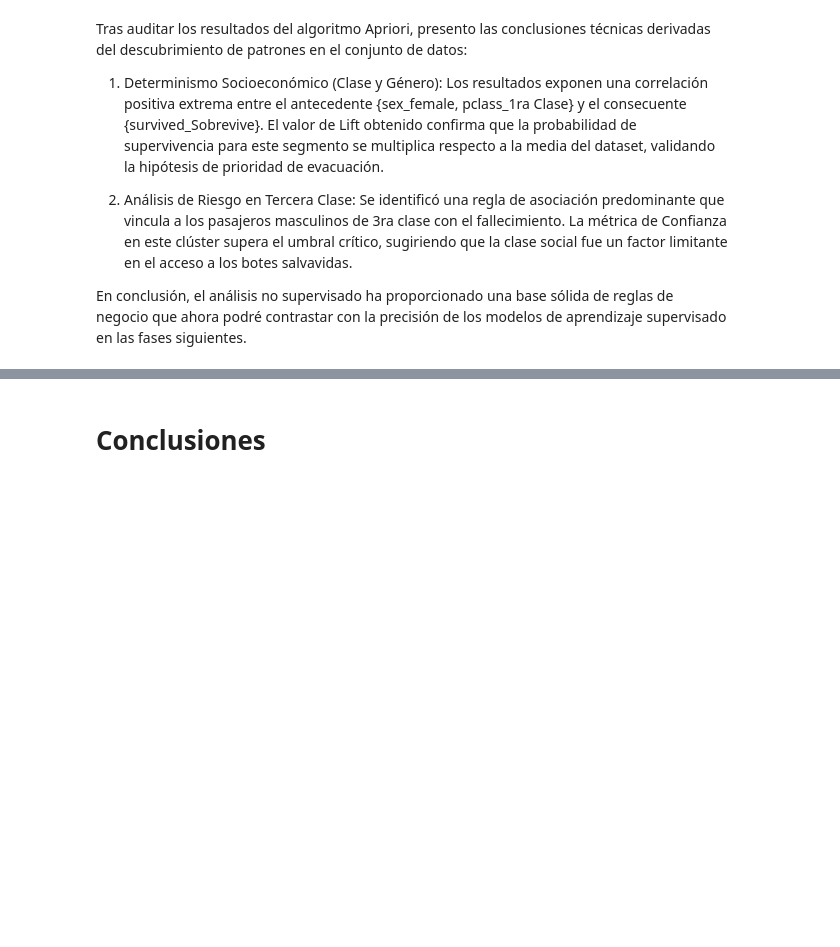
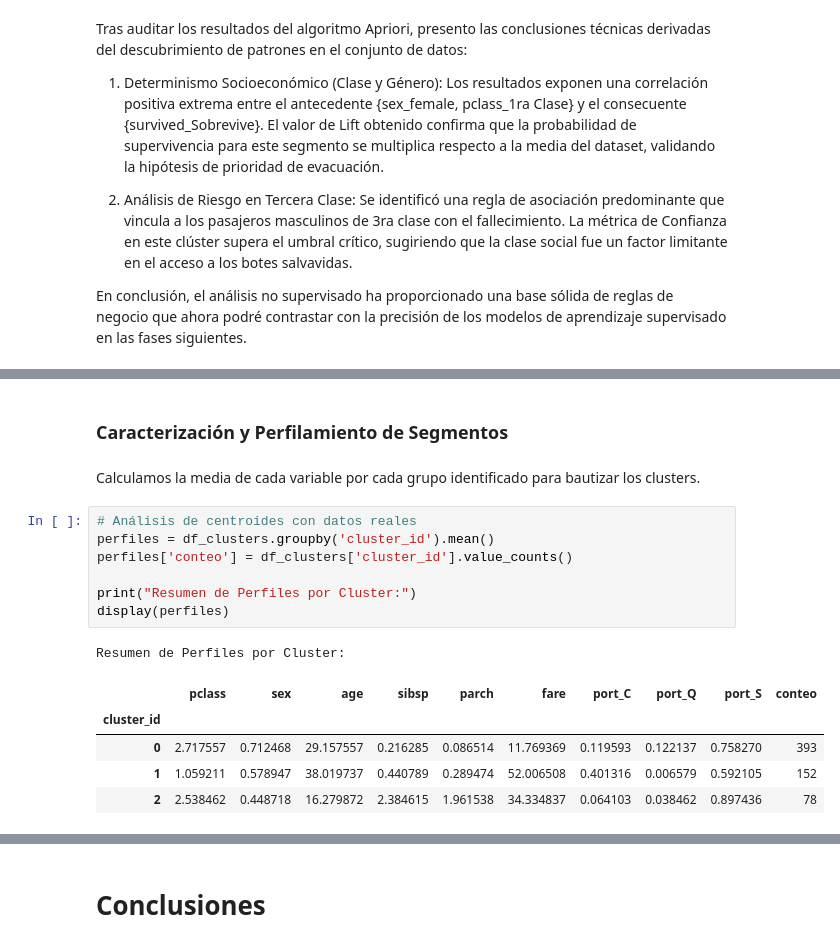
Before and after one commit to duvan1026/Titanic_Big_Data, a Jupyter notebook: ABD_CastroBautistaDuvanDario.ipynb, the cells around one changed output, grey strips where cells are left out. Cells and saved outputs as stored; diff of their text form; blank space fills up the shorter version.

```diff
--- a/ABD_CastroBautistaDuvanDario.ipynb
+++ b/ABD_CastroBautistaDuvanDario.ipynb
@@ -1883,0 +1913,18 @@ y_predTst = modelo.predict(titanicRealTst)
+# %% [markdown]
+### Caracterización y Perfilamiento de Segmentos
+# %% [markdown]
+Calculamos la media de cada variable por cada grupo identificado para bautizar los clusters.
+# %%
+# Análisis de centroides con datos reales
+perfiles = df_clusters.groupby('cluster_id').mean()
+perfiles['conteo'] = df_clusters['cluster_id'].value_counts()
+
+print("Resumen de Perfiles por Cluster:")
+display(perfiles)
+# %% [output]
+Resumen de Perfiles por Cluster:
+|  | pclass | sex | age | sibsp | parch | fare | port_C | port_Q | port_S | conteo |
+| cluster_id |  |  |  |  |  |  |  |  |  |  |
+| 0 | 2.717557 | 0.712468 | 29.157557 | 0.216285 | 0.086514 | 11.769369 | 0.119593 | 0.122137 | 0.758270 | 393 |
+| 1 | 1.059211 | 0.578947 | 38.019737 | 0.440789 | 0.289474 | 52.006508 | 0.401316 | 0.006579 | 0.592105 | 152 |
+| 2 | 2.538462 | 0.448718 | 16.279872 | 2.384615 | 1.961538 | 34.334837 | 0.064103 | 0.038462 | 0.897436 | 78 |
```
Also changed, not shown: parts of 34 cells of this notebook.
